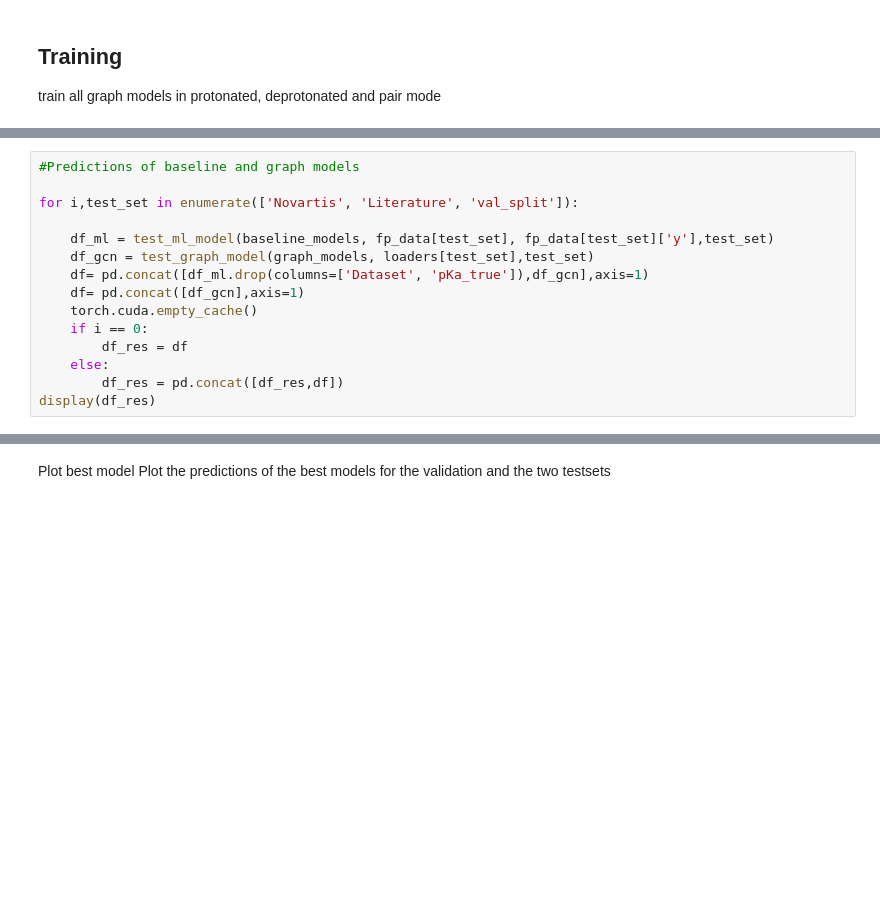
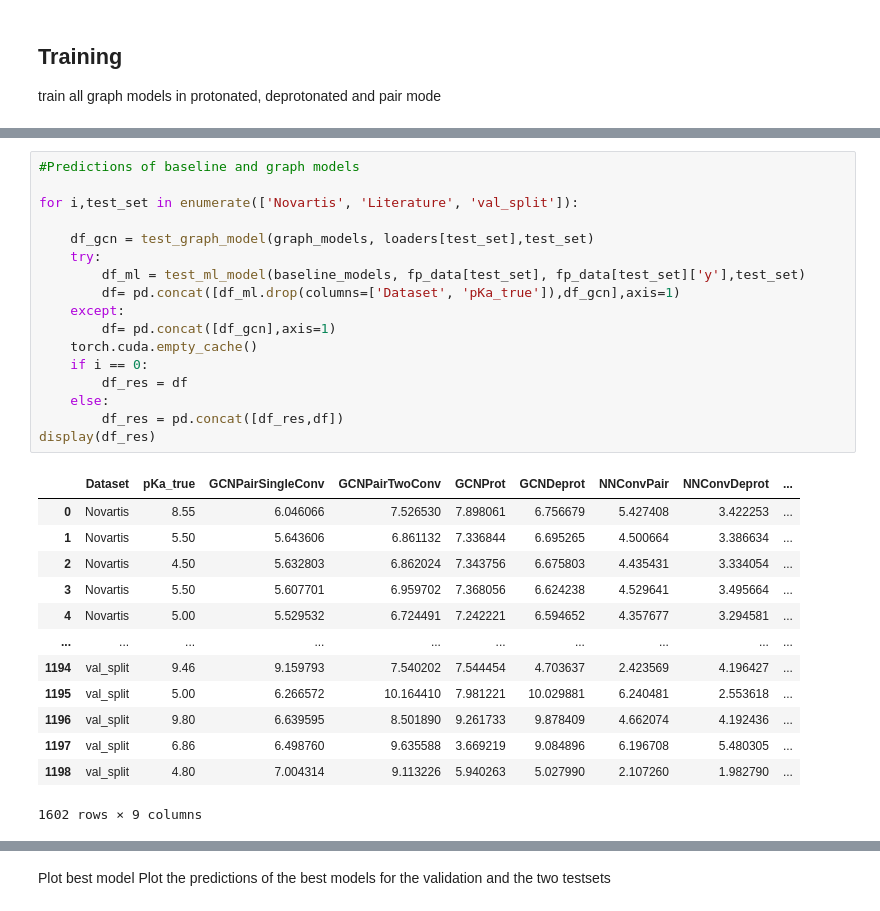
Before and after one commit to mayrf/pkasolver, a Jupyter notebook: examples/paper_run_1/paper_workflow.ipynb, the cells around one changed output, grey strips where cells are left out. Drawn from its saved outputs; the diff is of its cells as text; blank space fills up the shorter version.

```diff
--- a/examples/paper_run_1/paper_workflow.ipynb
+++ b/examples/paper_run_1/paper_workflow.ipynb
@@ -374,18 +449,34 @@ for model_name, model_class in models:
 # %%
 #Predictions of baseline and graph models
 
 for i,test_set in enumerate(['Novartis', 'Literature', 'val_split']):
 
-    df_ml = test_ml_model(baseline_models, fp_data[test_set], fp_data[test_set]['y'],test_set)
     df_gcn = test_graph_model(graph_models, loaders[test_set],test_set)
-    df= pd.concat([df_ml.drop(columns=['Dataset', 'pKa_true']),df_gcn],axis=1)
-    df= pd.concat([df_gcn],axis=1)
+    try:
+        df_ml = test_ml_model(baseline_models, fp_data[test_set], fp_data[test_set]['y'],test_set)
+        df= pd.concat([df_ml.drop(columns=['Dataset', 'pKa_true']),df_gcn],axis=1)
+    except:
+        df= pd.concat([df_gcn],axis=1)
     torch.cuda.empty_cache()
     if i == 0:
         df_res = df
     else:
         df_res = pd.concat([df_res,df])
 display(df_res)
+# %% [output]
+|  | Dataset | pKa_true | GCNPairSingleConv | GCNPairTwoConv | GCNProt | GCNDeprot | NNConvPair | NNConvDeprot | ... |
+| 0 | Novartis | 8.55 | 6.046066 | 7.526530 | 7.898061 | 6.756679 | 5.427408 | 3.422253 | ... |
+| 1 | Novartis | 5.50 | 5.643606 | 6.861132 | 7.336844 | 6.695265 | 4.500664 | 3.386634 | ... |
+| 2 | Novartis | 4.50 | 5.632803 | 6.862024 | 7.343756 | 6.675803 | 4.435431 | 3.334054 | ... |
+| 3 | Novartis | 5.50 | 5.607701 | 6.959702 | 7.368056 | 6.624238 | 4.529641 | 3.495664 | ... |
+| 4 | Novartis | 5.00 | 5.529532 | 6.724491 | 7.242221 | 6.594652 | 4.357677 | 3.294581 | ... |
+| ... | ... | ... | ... | ... | ... | ... | ... | ... | ... |
+| 1194 | val_split | 9.46 | 9.159793 | 7.540202 | 7.544454 | 4.703637 | 2.423569 | 4.196427 | ... |
+| 1195 | val_split | 5.00 | 6.266572 | 10.164410 | 7.981221 | 10.029881 | 6.240481 | 2.553618 | ... |
+| 1196 | val_split | 9.80 | 6.639595 | 8.501890 | 9.261733 | 9.878409 | 4.662074 | 4.192436 | ... |
+| 1197 | val_split | 6.86 | 6.498760 | 9.635588 | 3.669219 | 9.084896 | 6.196708 | 5.480305 | ... |
+| 1198 | val_split | 4.80 | 7.004314 | 9.113226 | 5.940263 | 5.027990 | 2.107260 | 1.982790 | ... |
+1602 rows × 9 columns
 # %%
 test= compute_stats(df_res, 'Dataset', 'pKa_true')
 test.to_csv(f'{imgdir}/stat_metrics.csv')
```
Also changed, not shown: parts of 15 cells of this notebook.
